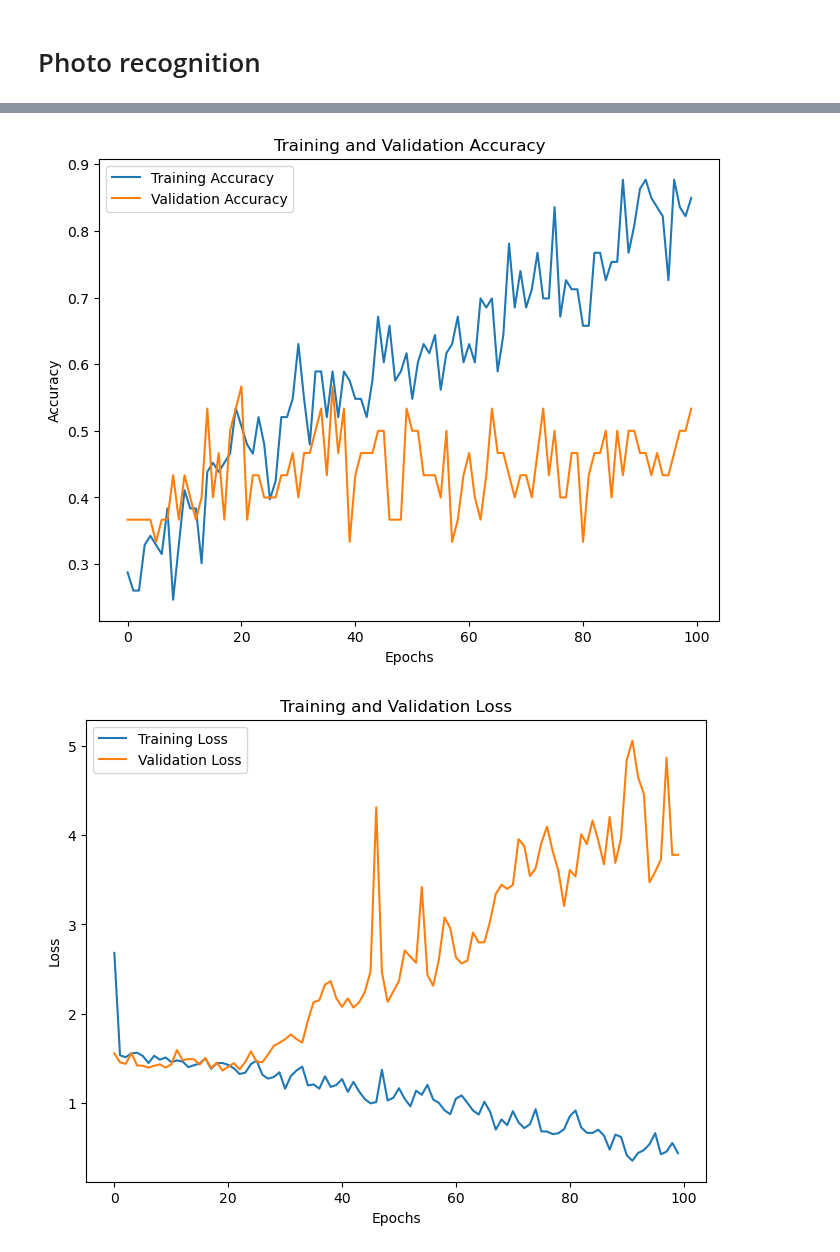
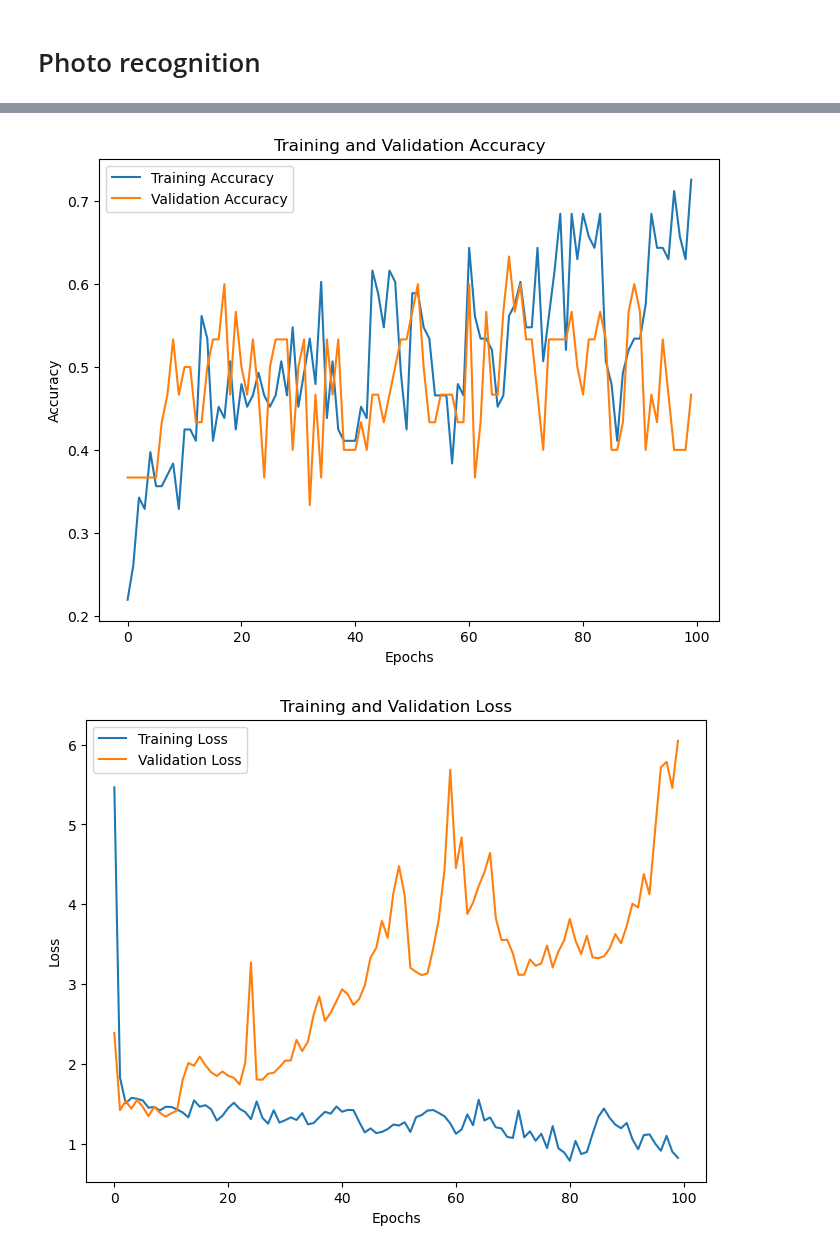
Before and after one commit to Mihuy1/NeuroverkkoProjekti, a Jupyter notebook: Photos-CNN/photos-cnn.ipynb, the cells around one changed output, grey strips where cells are left out. Cells and saved outputs as stored; diff of their text form; code cells hidden in the pictures.

```diff
--- a/Photos-CNN/photos-cnn.ipynb
+++ b/Photos-CNN/photos-cnn.ipynb
@@ -62,20 +62,11 @@ x = data_augmentation(inputs)
 x = layers.Rescaling(1.0 / 255)(x)
 x = layers.Conv2D(filters=32, kernel_size=3, activation="relu")(x)
 x = layers.MaxPooling2D(pool_size=(2, 2))(x)
-x = layers.Dropout(0.5)(x)
 x = layers.Conv2D(filters=64, kernel_size=3, activation="relu")(x)
-x = layers.MaxPooling2D(pool_size=(2, 2))(x)
-x = layers.Dropout(0.5)(x)
-x = layers.Conv2D(filters=128, kernel_size=3, activation="relu")(x)
-x = layers.MaxPooling2D(pool_size=(2, 2))(x)
-x = layers.Dropout(0.5)(x)
-x = layers.Conv2D(filters=256, kernel_size=3, activation="relu")(x)
-x = layers.MaxPooling2D(pool_size=(2, 2))(x)
-x = layers.Dropout(0.5)(x)
-x = layers.Conv2D(filters=512, kernel_size=3, activation="relu")(x)
-x = layers.MaxPooling2D(pool_size=(2, 2))(x)
 x = layers.Flatten()(x)
 x = layers.Dropout(0.5)(x)
+
+
 num_classes = len(train_dataset.class_names)
 outputs = layers.Dense(num_classes, activation="softmax")(x)
 model = keras.Model(inputs=inputs, outputs=outputs)
@@ -131,2 +122,2 @@ Epoch 100/100
-[figure, old version]
+[figure, new version]
-[figure, old version]
+[figure, new version]
```
Also changed, not shown: parts of 2 cells of this notebook.
